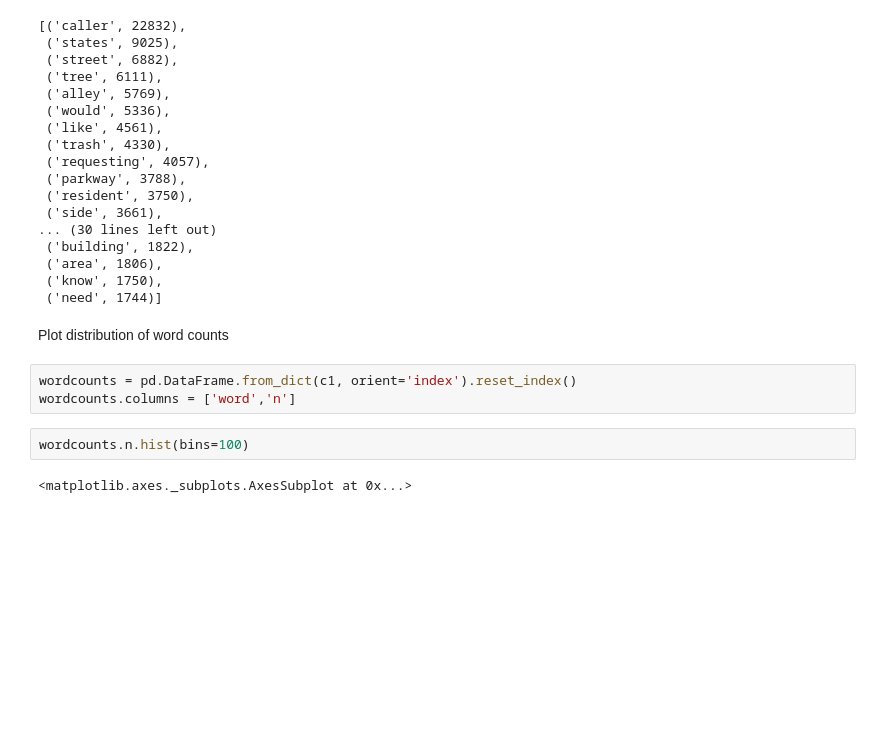
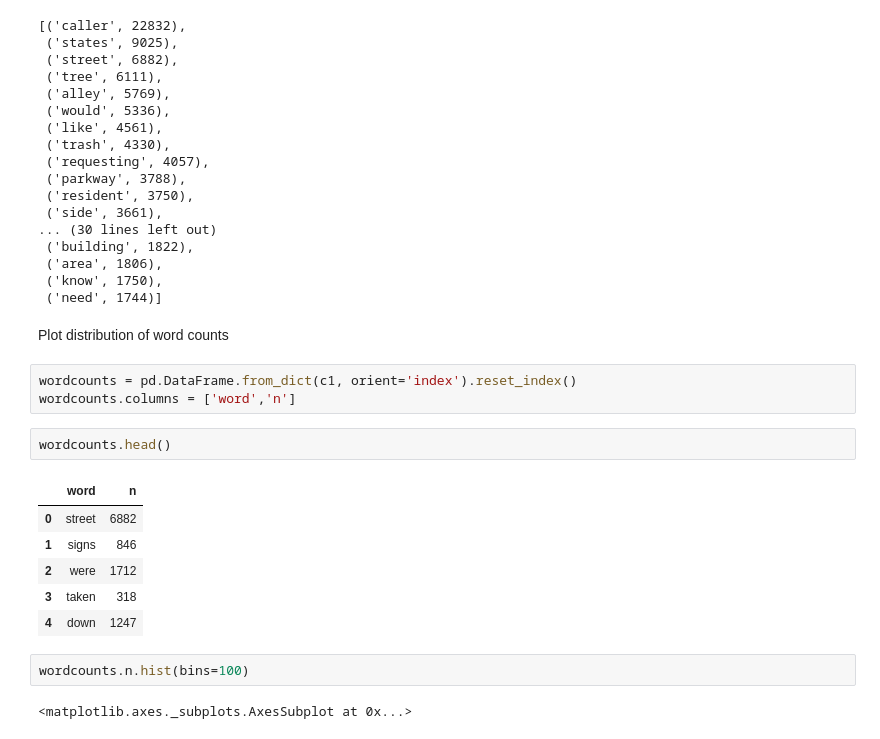
Before and after one commit to cmaimone/text-coding-group, a Jupyter notebook: tokens/textblob_example.ipynb, the cells around one changed output. Cells and saved outputs as stored; diff of their text form; blank space fills up the shorter version.

```diff
--- a/tokens/textblob_example.ipynb
+++ b/tokens/textblob_example.ipynb
@@ -229,6 +255,15 @@ Plot distribution of word counts
 # %%
 wordcounts = pd.DataFrame.from_dict(c1, orient='index').reset_index()
 wordcounts.columns = ['word','n']
+# %%
+wordcounts.head()
+# %% [output]
+|  | word | n |
+| 0 | street | 6882 |
+| 1 | signs | 846 |
+| 2 | were | 1712 |
+| 3 | taken | 318 |
+| 4 | down | 1247 |
 # %%
 wordcounts.n.hist(bins=100)
 # %% [output]
```
Also changed, not shown: parts of 6 cells of this notebook.
